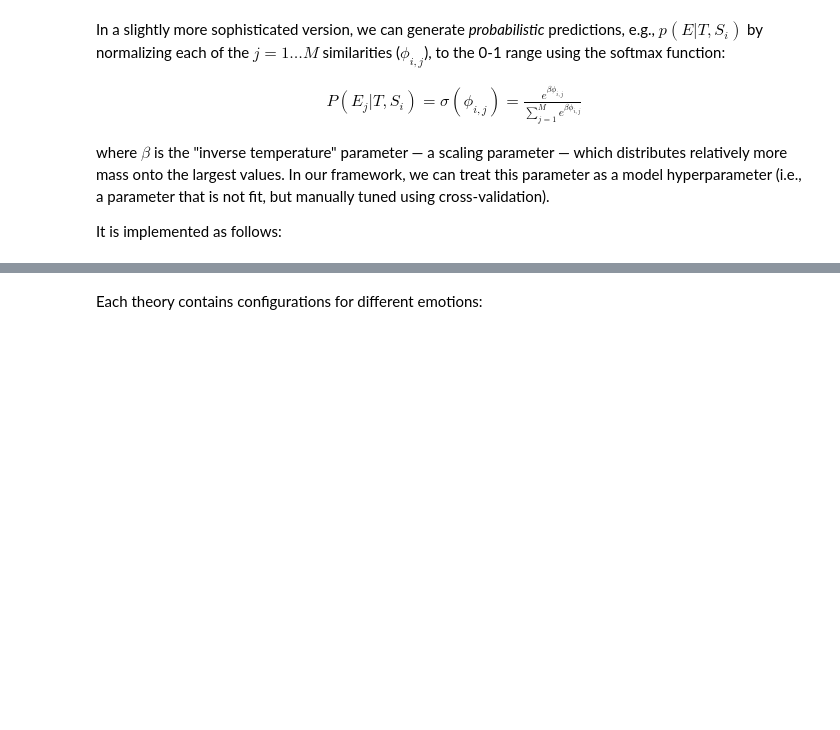
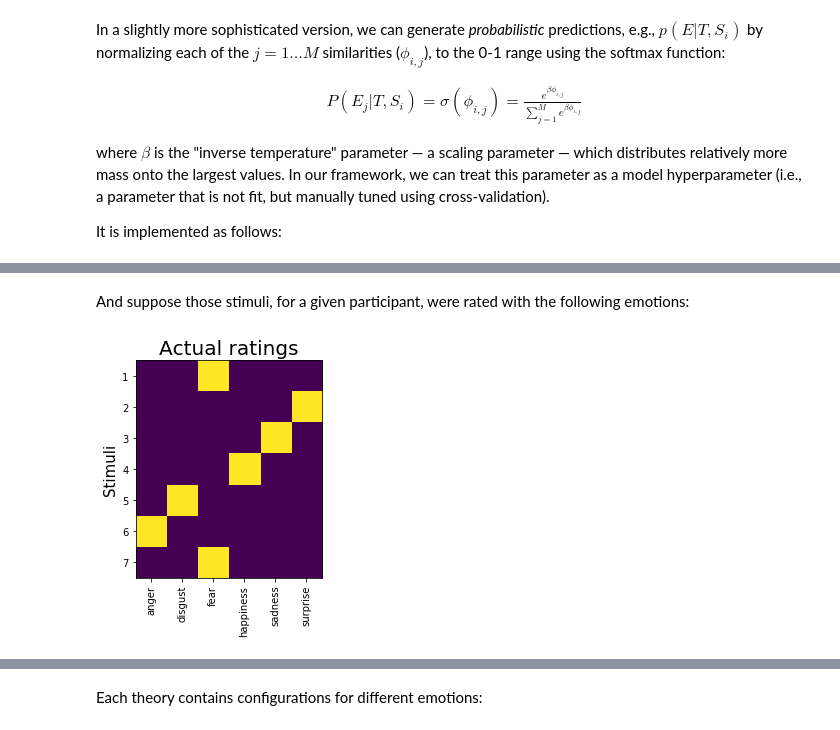
Before and after one commit to lukassnoek/hypothesis-kernel-analysis, a Jupyter notebook: notebooks/theory_kernel_analysis.ipynb, the cells around one changed output, grey strips where cells are left out. Cells and saved outputs as stored; diff of their text form; code cells hidden in the pictures; blank space fills up the shorter version.

```diff
--- a/notebooks/theory_kernel_analysis.ipynb
+++ b/notebooks/theory_kernel_analysis.ipynb
@@ -191,0 +260,20 @@ In our analyses, we used the "area under the curve of the receiver operating cha
+# %% [markdown]
+And suppose those stimuli, for a given participant, were rated with the following emotions:
+# %%
+# e_lab = emotion LABels
+e_lab = ['disgust', 'surprise', 'sadness', 'happiness', 'fear', 'anger', 'disgust']
+
+# e_int = emotion INTegers
+e_int = np.array([2, 5, 4, 3, 1, 0, 2])
+
+# where are "one-hot encoded"
+e_int = np.vstack([np.arange(6) == ei for ei in e_int]).astype(int)
+
+# Let's plot it as a heatmap
+plt.imshow(e_int)
+plt.title("Actual ratings", fontsize=20)
+plt.xticks(range(6), sorted(list(E)), rotation=90)
+plt.yticks(range(S.shape[0]), range(1, S.shape[0] + 1))
+plt.ylabel('Stimuli', fontsize=15);
+# %% [output]
+[figure, added]
```
Also changed, not shown: parts of 49 cells of this notebook, 1 other file.
